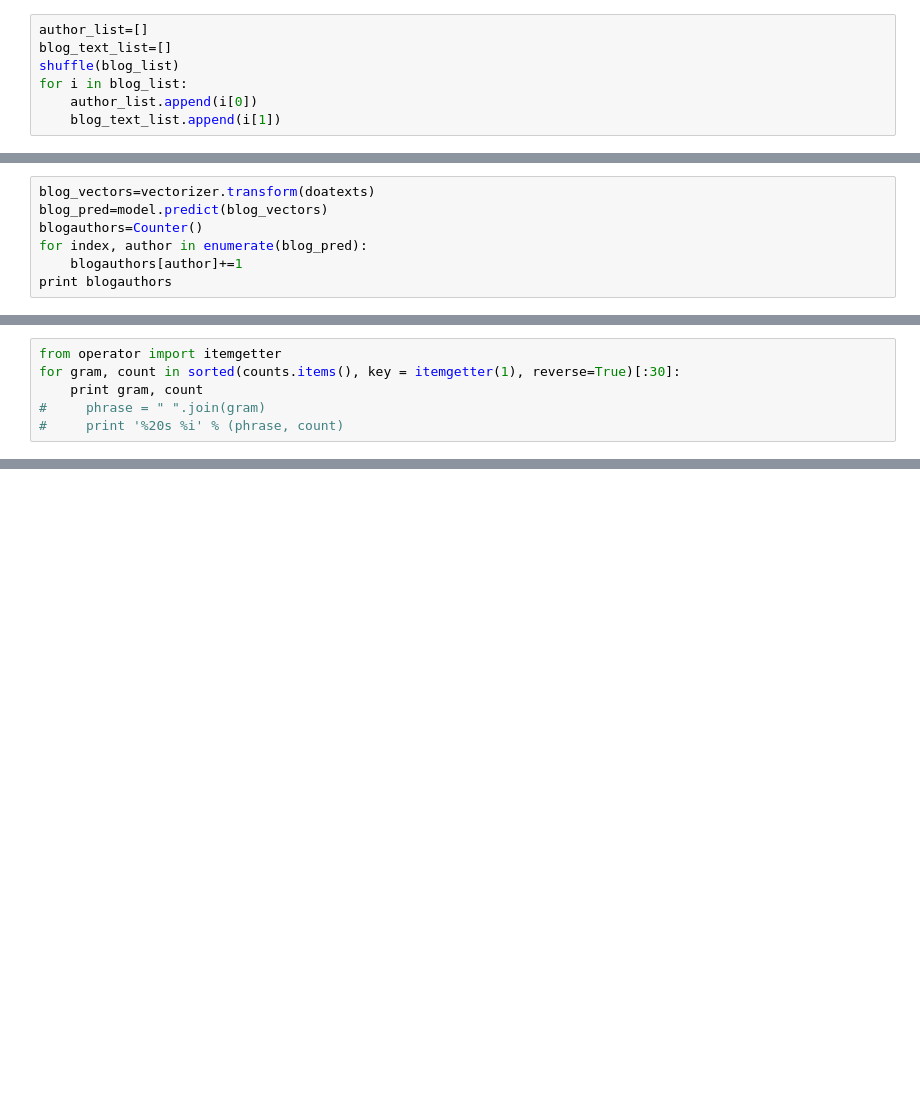
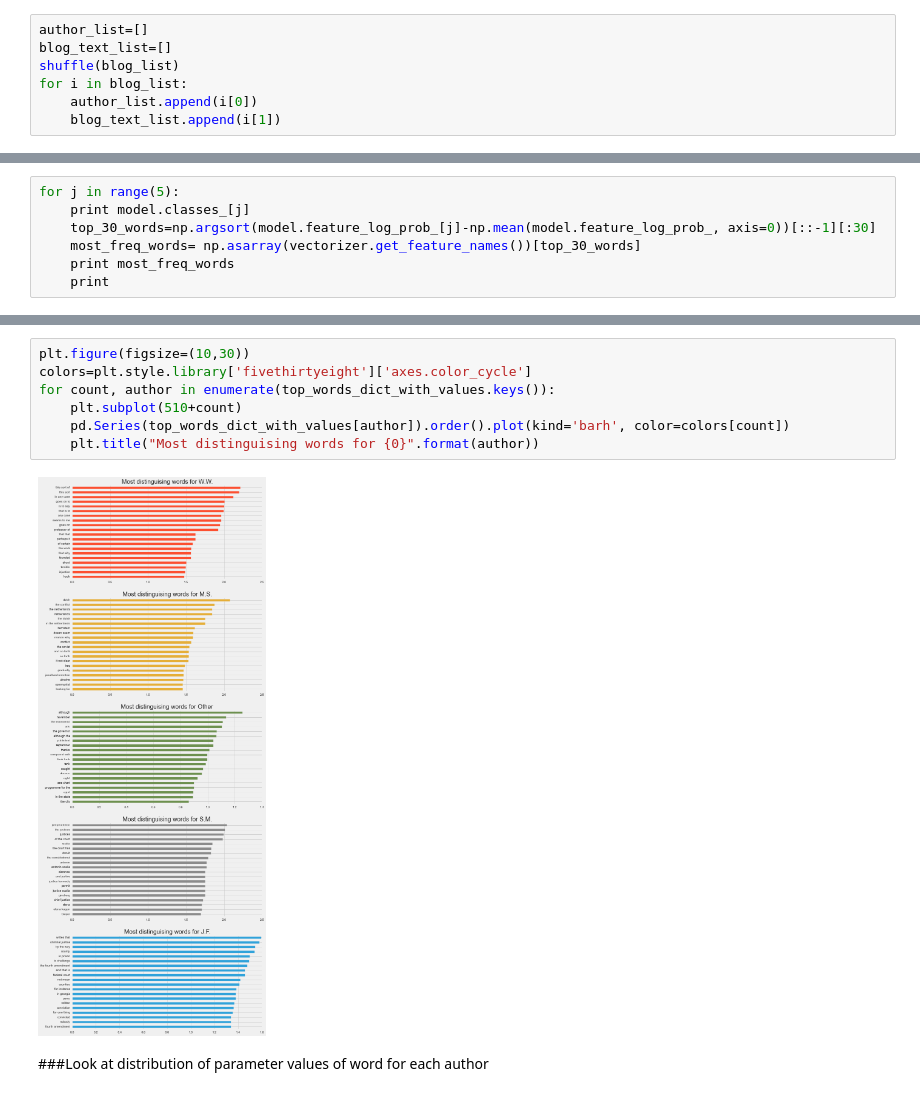
Before and after one commit to gabegluck/fletcher, a Jupyter notebook: blog_author_classification.ipynb, the cells around one changed output, grey strips where cells are left out. Cells and saved outputs as stored; diff of their text form; blank space fills up the shorter version.

```diff
--- a/blog_author_classification.ipynb
+++ b/blog_author_classification.ipynb
@@ -420,7 +87,0 @@ print len(doatexts)
-# %%
-blog_vectors=vectorizer.transform(doatexts)
-blog_pred=model.predict(blog_vectors)
-blogauthors=Counter()
-for index, author in enumerate(blog_pred):
-    blogauthors[author]+=1
-print blogauthors
@@ -562,6 +87,0 @@ counts=dict(zip(vectorizer.get_feature_names(), vectorizer._tfidf.idf_))
-# %%
-from operator import itemgetter
-for gram, count in sorted(counts.items(), key = itemgetter(1), reverse=True)[:30]:
-    print gram, count
-#     phrase = " ".join(gram)
-#     print '%20s %i' % (phrase, count)
@@ -717,0 +149,7 @@ for i, vector in enumerate(test_vector[10:18]):
+# %%
+for j in range(5):
+    print model.classes_[j]
+    top_30_words=np.argsort(model.feature_log_prob_[j]-np.mean(model.feature_log_prob_, axis=0))[::-1][:30]
+    most_freq_words= np.asarray(vectorizer.get_feature_names())[top_30_words]
+    print most_freq_words
+    print
@@ -717,0 +181,11 @@ for i, vector in enumerate(test_vector[10:18]):
+# %%
+plt.figure(figsize=(10,30))
+colors=plt.style.library['fivethirtyeight']['axes.color_cycle']
+for count, author in enumerate(top_words_dict_with_values.keys()):
+    plt.subplot(510+count)
+    pd.Series(top_words_dict_with_values[author]).order().plot(kind='barh', color=colors[count])
+    plt.title("Most distinguising words for {0}".format(author))
+# %% [output]
+[figure, added]
+# %% [markdown]
+###Look at distribution of parameter values of word for each author
```
Also changed, not shown: parts of 78 cells of this notebook.
